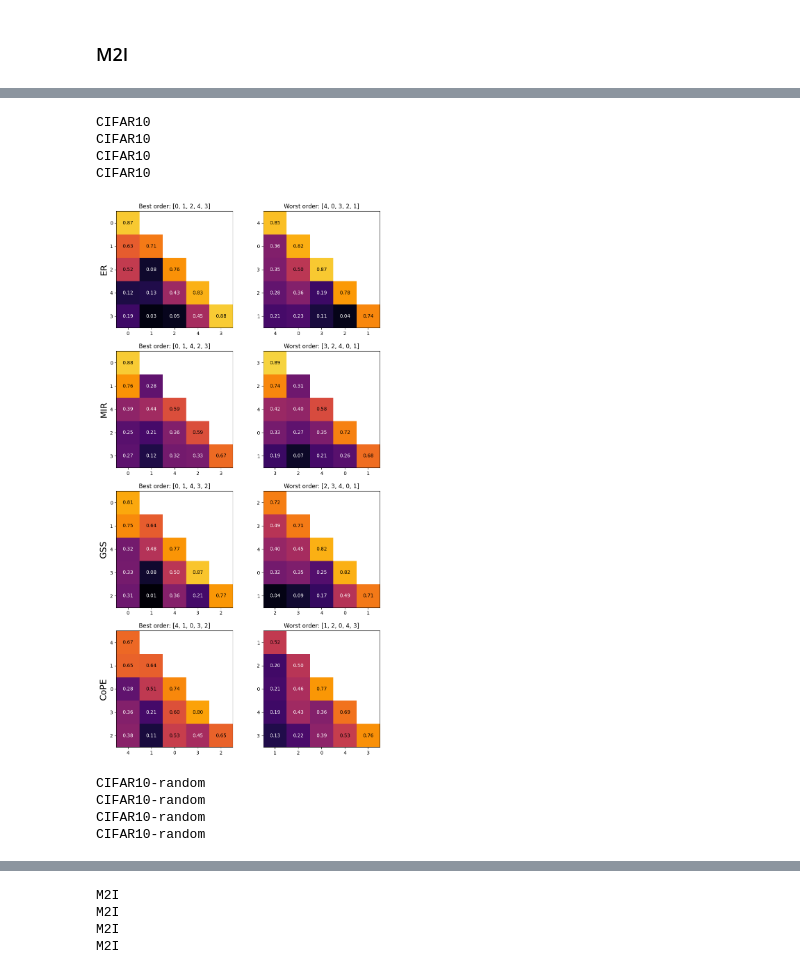
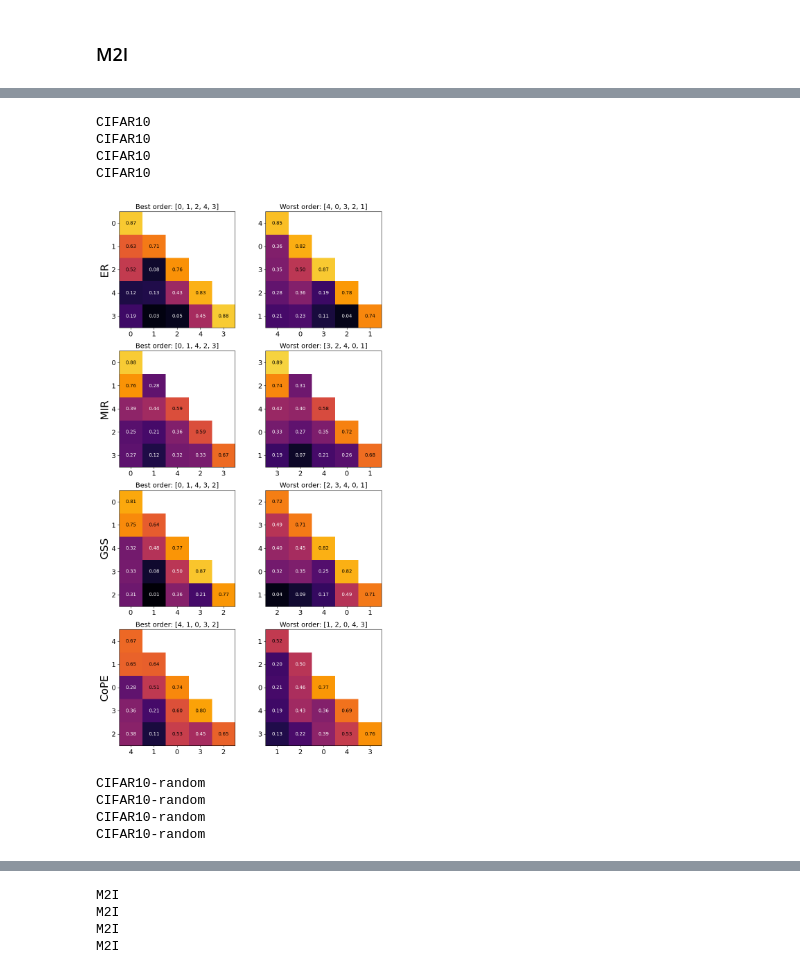
Before and after one commit to CoenSchouten01/Effect-of-task-order-in-online-class-incremental-learning, a Jupyter notebook: experiments_analysis.ipynb, the cells around one changed output, grey strips where cells are left out. Cells and saved outputs as stored; diff of their text form; code cells hidden in the pictures.

Commit message:
improve legibility of plots

```diff
--- a/experiments_analysis.ipynb
+++ b/experiments_analysis.ipynb
@@ -505,21 +505,21 @@ for idx, dataset in enumerate(datasets):
     average_ranks = df_permutation_ranks["Mean Accuracy Rank"]
     axs[0].hist(average_ranks, bins=20, density=True, alpha=0.5, color='b')
     axs[0].set_xlim(0, 120)
-    axs[0].set_xlabel('Average rank of permutation')
+    axs[0].set_xlabel('Mean rank of permutation', fontsize=16)
     axs[0].set_title("All Methods", fontsize=18)
     axs[0].set_yticks([])
 
     average_ranks_regularization = pd.DataFrame(df_permutation_ranks[regularization_based_strategies].mean(axis=1))
     axs[1].hist(average_ranks_regularization, bins=20, density=True, alpha=0.5, color='b')
     axs[1].set_xlim(0, 120)
-    axs[1].set_xlabel('Average rank of permutation')
+    axs[1].set_xlabel('Mean rank of permutation', fontsize=16)
     axs[1].set_yticks([])
     axs[1].set_title("Regularization-based", fontsize=18)
 
     average_ranks_replay = pd.DataFrame(df_permutation_ranks[replay_based_strategies].mean(axis=1))
     axs[2].hist(average_ranks_replay, bins=20, density=True, alpha=0.5, color='b')
     axs[2].set_xlim(0, 120)
-    axs[2].set_xlabel('Average rank of permutation')
+    axs[2].set_xlabel('Mean rank of permutation', fontsize=16)
     axs[2].set_yticks([])
     axs[2].set_title("Replay-based", fontsize=18)
     plt.savefig(f"results/analysis/task_order_agreement_between_methods/{dataset}_distribution_mean_ranks.png")
@@ -612,7 +612,7 @@ for dataset in datasets:
         axs[col_idx].set_title(strategy_to_name[strategy], fontsize=18)
         if col_idx == 0:
             axs[col_idx].set_ylabel(dataset_to_name[dataset], fontsize=18)
-        axs[col_idx].set_xlabel("Position in sequence")
+        axs[col_idx].set_xlabel("Position in sequence", fontsize=16)
 
         best_perm_results = load_results_performance_over_sequence(dataset, strategy, classification="best")
         worst_perm_results = load_results_performance_over_sequence(dataset, strategy, classification="worst")
@@ -636,6 +636,6 @@ for dataset in datasets:
 
         best_perm_order = best_perm_results["ordering"][0]
         worst_perm_order = worst_perm_results["ordering"][0]
-        axs[col_idx].legend([f"Best permutation: {best_perm_order}", f"Worst permutation: {worst_perm_order}"])
+        axs[col_idx].legend([f"Best: {best_perm_order}", f"Worst: {worst_perm_order}"], fontsize=14)
     plt.savefig(f"results/analysis/characteristics_good_bad_orders/{dataset_to_name[dataset]}/performance_over_sequence.png")
 # %% [output]
@@ -659,42 +659,42 @@ for dataset in datasets:
         best_order_mean[best_order_mean == -1] = None
         best_order_mean = best_order_mean[:, best_perm_order]
         axs[row_idx, 0].imshow(best_order_mean, cmap='inferno', vmin=0, vmax=1)
-        axs[row_idx, 0].set_title(f"Best order: {best_perm_order}")
-        axs[row_idx, 0].set_ylabel(f"{strategy_to_name[strategy]}", fontsize=18)
-        axs[row_idx, 0].set_xticks(ticks=np.arange(5), labels=best_perm_order)
-        axs[row_idx, 0].set_yticks(ticks=np.arange(5), labels=best_perm_order)
+        axs[row_idx, 0].set_title(f"Best order: {best_perm_order}", fontsize=14)
+        axs[row_idx, 0].set_ylabel(f"{strategy_to_name[strategy]}", fontsize=22)
+        axs[row_idx, 0].set_xticks(ticks=np.arange(5), labels=best_perm_order, fontsize=14)
+        axs[row_idx, 0].set_yticks(ticks=np.arange(5), labels=best_perm_order, fontsize=14)
         # Add text annotations for each cell
         for i in range(best_order_mean.shape[0]):
             for j in range(best_order_mean.shape[1]):
                 if best_order_mean[i, j] >= 0.5:
                     color = "black"
                 else:
                     color = "white"
                 axs[row_idx, 0].text(j, i, f'{best_order_mean[i, j]:.2f}', ha='center', va='center', color=color)
 
         worst_order_mean = np.mean(np.array(worst_perm_results["accuracy per task"]), axis=0)
         worst_order_mean[worst_order_mean == -1] = None
         worst_order_mean = worst_order_mean[:, worst_perm_order]
         axs[row_idx, 1].imshow(worst_order_mean, cmap='inferno', vmin=0, vmax=1)
-        axs[row_idx, 1].set_title(f"Worst order: {worst_perm_order}")
-        axs[row_idx, 1].set_xticks(ticks=np.arange(5), labels=worst_perm_order)
-        axs[row_idx, 1].set_yticks(ticks=np.arange(5), labels=worst_perm_order)
+        axs[row_idx, 1].set_title(f"Worst order: {worst_perm_order}", fontsize=14)
+        axs[row_idx, 1].set_xticks(ticks=np.arange(5), labels=worst_perm_order, fontsize=14)
+        axs[row_idx, 1].set_yticks(ticks=np.arange(5), labels=worst_perm_order, fontsize=14)
         # Add text annotations for each cell
         for i in range(worst_order_mean.shape[0]):
             for j in range(worst_order_mean.shape[1]):
                 if worst_order_mean[i, j] >= 0.5:
                     color = "black"
                 else:
                     color = "white"
                 axs[row_idx, 1].text(j, i, f'{worst_order_mean[i, j]:.2f}', ha='center', va='center', color=color)
     plt.savefig(f"results/analysis/characteristics_good_bad_orders/{dataset_to_name[dataset]}/per_task_performance_over_sequence.png")
     plt.show()
 # %% [output]
 CIFAR10
 CIFAR10
 CIFAR10
 CIFAR10
-[figure, old version]
+[figure, new version]
 CIFAR10-random
 CIFAR10-random
 CIFAR10-random
```
Also changed, not shown: parts of 4 cells of this notebook, 11 other files.
